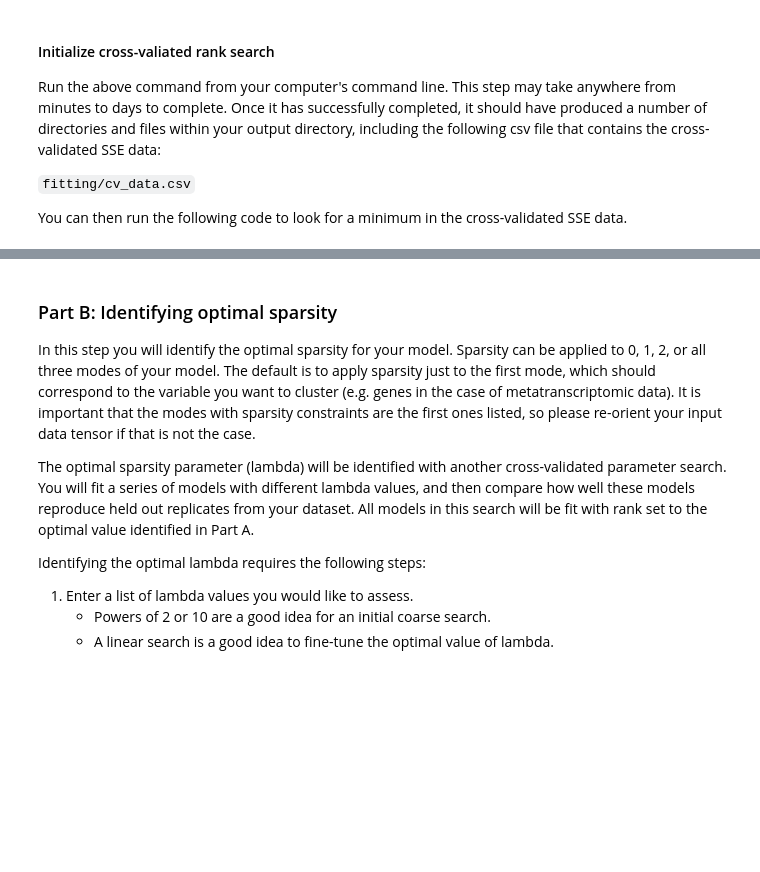
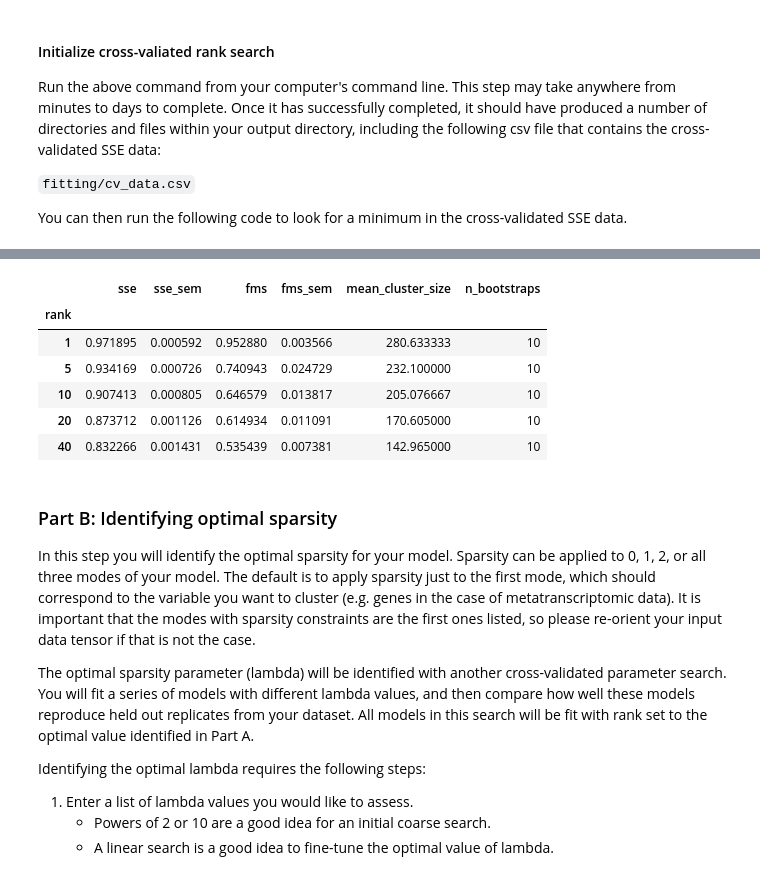
Before and after one commit to blasks/barnacle-boilerplate, a Jupyter notebook: 4-fit-barnacle.ipynb, the cells around one changed output, grey strips where cells are left out. Drawn from its saved outputs; the diff is of its cells as text; code cells hidden in the pictures; blank space fills up the shorter version.

```diff
--- a/4-fit-barnacle.ipynb
+++ b/4-fit-barnacle.ipynb
@@ -216,3 +212,23 @@ Please re-run the cross-validated rank search to include higher values of rank.
+# %%
+
+rank_df['mean_cluster_size'] = (1 - rank_df['mode0_factor_sparsity']) * ds.sizes[modes[0]]
+summary_df = rank_df.groupby('rank')[[ 'sse', 'fms', 'mean_cluster_size', 'bootstrap_id']].agg(
+    sse=('sse', 'mean'),
+    sse_sem=('sse', 'sem'),
+    fms=('fms', 'mean'),
+    fms_sem=('fms', 'sem'),
+    mean_cluster_size=('mean_cluster_size', 'mean'),
+    n_bootstraps=('bootstrap_id', pd.Series.nunique)
+)
+display(summary_df)
+# %% [output]
+|  | sse | sse_sem | fms | fms_sem | mean_cluster_size | n_bootstraps |
+| rank |  |  |  |  |  |  |
+| 1 | 0.971895 | 0.000592 | 0.952880 | 0.003566 | 280.633333 | 10 |
+| 5 | 0.934169 | 0.000726 | 0.740943 | 0.024729 | 232.100000 | 10 |
+| 10 | 0.907413 | 0.000805 | 0.646579 | 0.013817 | 205.076667 | 10 |
+| 20 | 0.873712 | 0.001126 | 0.614934 | 0.011091 | 170.605000 | 10 |
+| 40 | 0.832266 | 0.001431 | 0.535439 | 0.007381 | 142.965000 | 10 |
 # %% [markdown]
 ### Part B: Identifying optimal sparsity
 
```
Also changed, not shown: parts of 10 cells of this notebook, 5 other files.
